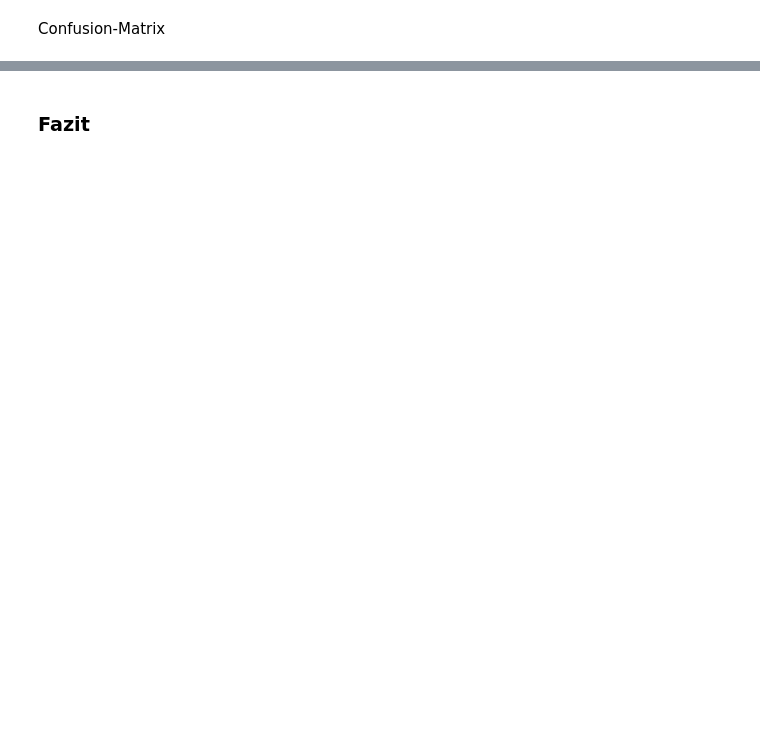
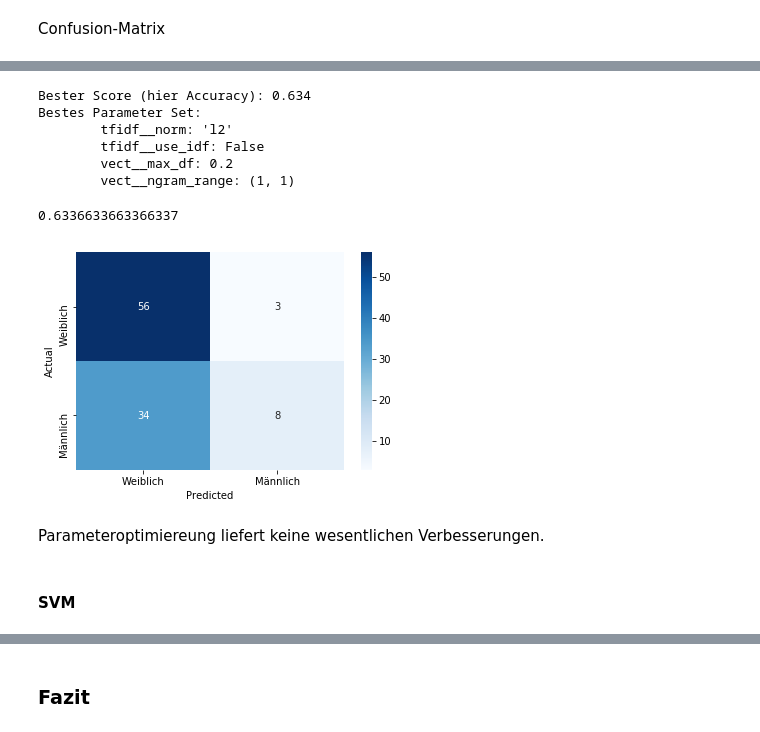
Before and after one commit to wittmannev/Bachelor-Textanalytics, a Jupyter notebook: Klassifikation.ipynb, the cells around one changed output, grey strips where cells are left out. Cells and saved outputs as stored; diff of their text form; code cells hidden in the pictures; blank space fills up the shorter version.

```diff
--- a/Klassifikation.ipynb
+++ b/Klassifikation.ipynb
@@ -687,0 +657,16 @@ plt.xlabel("Predicted");
+# %%
+parameters = {
+    "vect__max_df": (0.2, 0.5, 0.75, 1.0), # Ignorieren von Termen mit relativer Document Frequency > max_df (filtert Korpusspezifische Stoppwörter)
+    "vect__ngram_range": ((1, 1), (1, 2)),  # Unigramme oder Bigramme
+    "tfidf__use_idf": (True, False), # Verwendung der Inverse Document Frequency
+    "tfidf__norm": ("l1", "l2"), # Art der Normalisierung
+}
+# %%
+grid_search = GridSearchCV(pipeline, parameters, n_jobs=-1, verbose=1)
+
+print("Pipeline:", [name for name, _ in pipeline.steps])
+print("Übergebene Parameter:")
+pprint(parameters)
+t0 = time()
+grid_search.fit(X_train, y_train)
+print("Fertig nach %0.3fs" % (time() - t0))
@@ -687,0 +685,47 @@ plt.xlabel("Predicted");
+# %%
+print("Bester Score (hier Accuracy): %0.3f" % grid_search.best_score_)
+print("Bestes Parameter Set:")
+best_parameters = grid_search.best_estimator_.get_params()
+for param_name in sorted(parameters.keys()):
+    print("\t%s: %r" % (param_name, best_parameters[param_name]))
+# %% [output]
+Bester Score (hier Accuracy): 0.634
+Bestes Parameter Set:
+        tfidf__norm: 'l2'
+        tfidf__use_idf: False
+        vect__max_df: 0.2
+        vect__ngram_range: (1, 1)
+# %%
+from sklearn.pipeline import Pipeline
+from sklearn.feature_extraction.text import CountVectorizer
+from sklearn.feature_extraction.text import TfidfTransformer
+from sklearn.naive_bayes import MultinomialNB
+
+text_clf = Pipeline([("vect", CountVectorizer(max_df=0.2, ngram_range=(1, 1), stop_words=get_stopwords())),
+                     ("tfidf", TfidfTransformer( sublinear_tf=True, norm="l2")),
+                     ("nb_clf", MultinomialNB()),])
+
+text_clf = text_clf.fit(X_train, y_train)
+y_predicted = text_clf.predict(X_test)
+# %%
+from sklearn import metrics
+metrics.accuracy_score(y_test, y_predicted)
+# %% [output]
+0.6336633663366337
+# %%
+import matplotlib.pyplot as plt
+import seaborn as sns
+from sklearn.metrics import confusion_matrix
+
+conf_mat = confusion_matrix(y_test, y_predicted)
+fig, ax = plt.subplots(figsize=(6, 4))
+sns.heatmap(conf_mat, annot=True, fmt="d", cmap="Blues", cbar=True,
+            xticklabels=category_id_df.category.values, yticklabels=category_id_df.category.values)
+plt.ylabel("Actual")
+plt.xlabel("Predicted");
+# %% [output]
+[figure, added]
+# %% [markdown]
+Parameteroptimiereung liefert keine wesentlichen Verbesserungen.
+# %% [markdown]
+#### SVM
```
Also changed, not shown: parts of 44 cells of this notebook, 2 other files.
